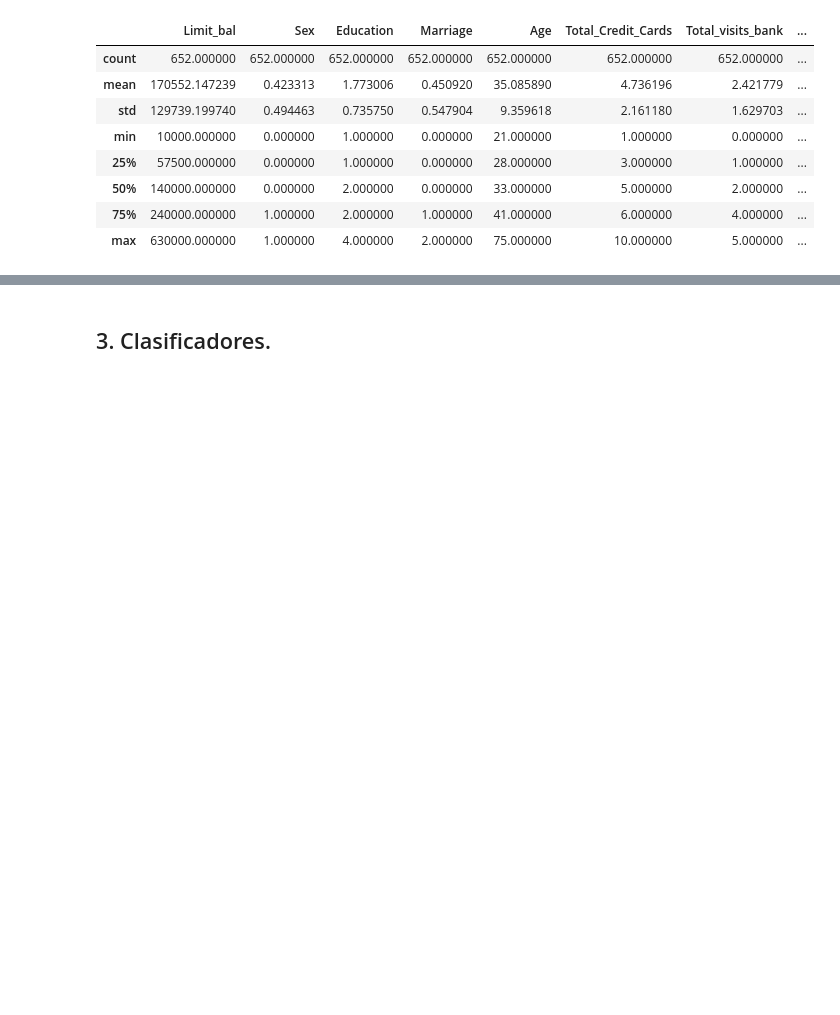
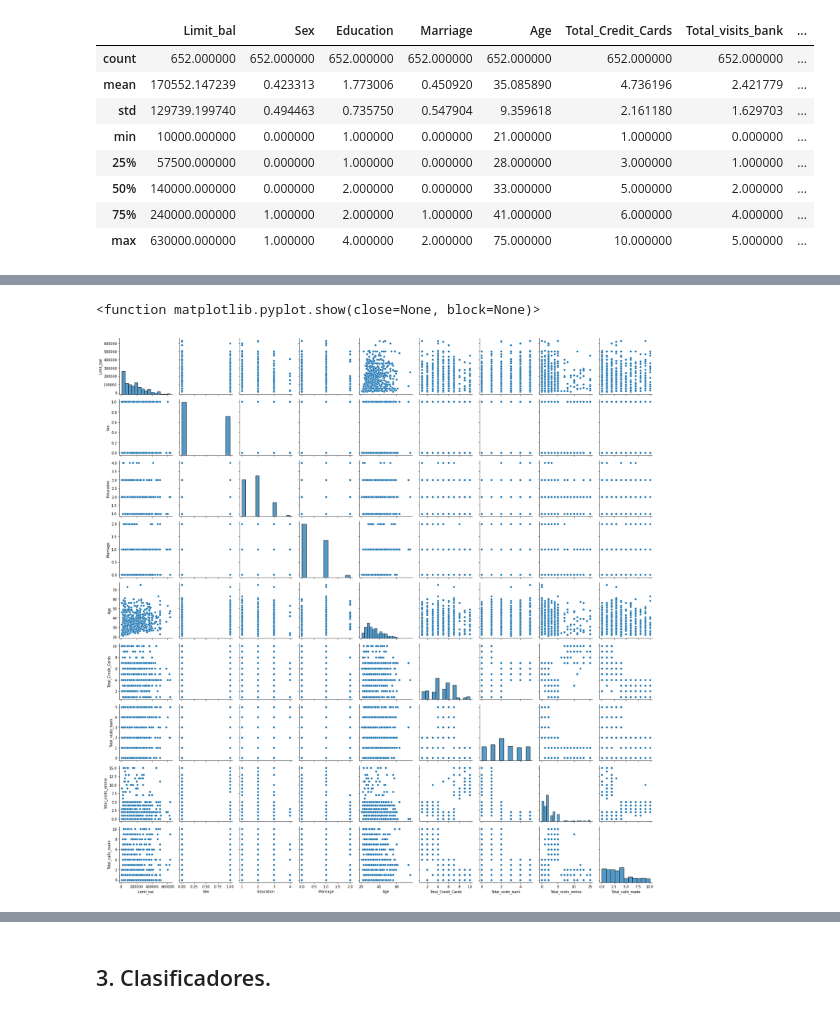
Before and after one commit to amvalero10/BI_lab2, a Jupyter notebook: lab2.ipynb, the cells around one changed output, grey strips where cells are left out. Cells and saved outputs as stored; diff of their text form; code cells hidden in the pictures; blank space fills up the shorter version.

```diff
--- a/lab2.ipynb
+++ b/lab2.ipynb
@@ -541,0 +575,9 @@ df_clients_A.describe()
+# %%
+# visualización para lograr inferir algun tipo de relación entre los datos.
+cols = ['Limit_bal','Sex','Education','Marriage','Age','Total_Credit_Cards','Total_visits_bank','Total_visits_online','Total_calls_made']
+sns.pairplot(df_clients_A[cols],height=2.5)
+plt.tight_layout()
+plt.show
+# %% [output]
+<function matplotlib.pyplot.show(close=None, block=None)>
+[figure, added]
```
Also changed, not shown: parts of 29 cells of this notebook.
